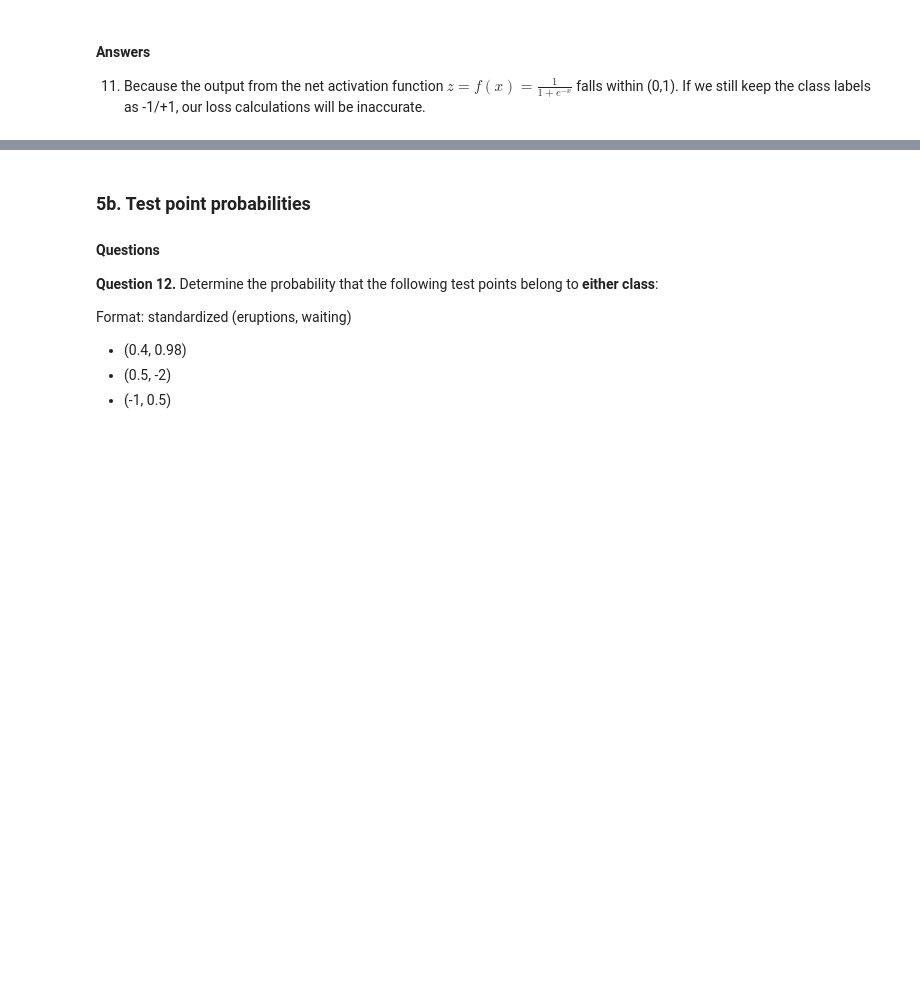
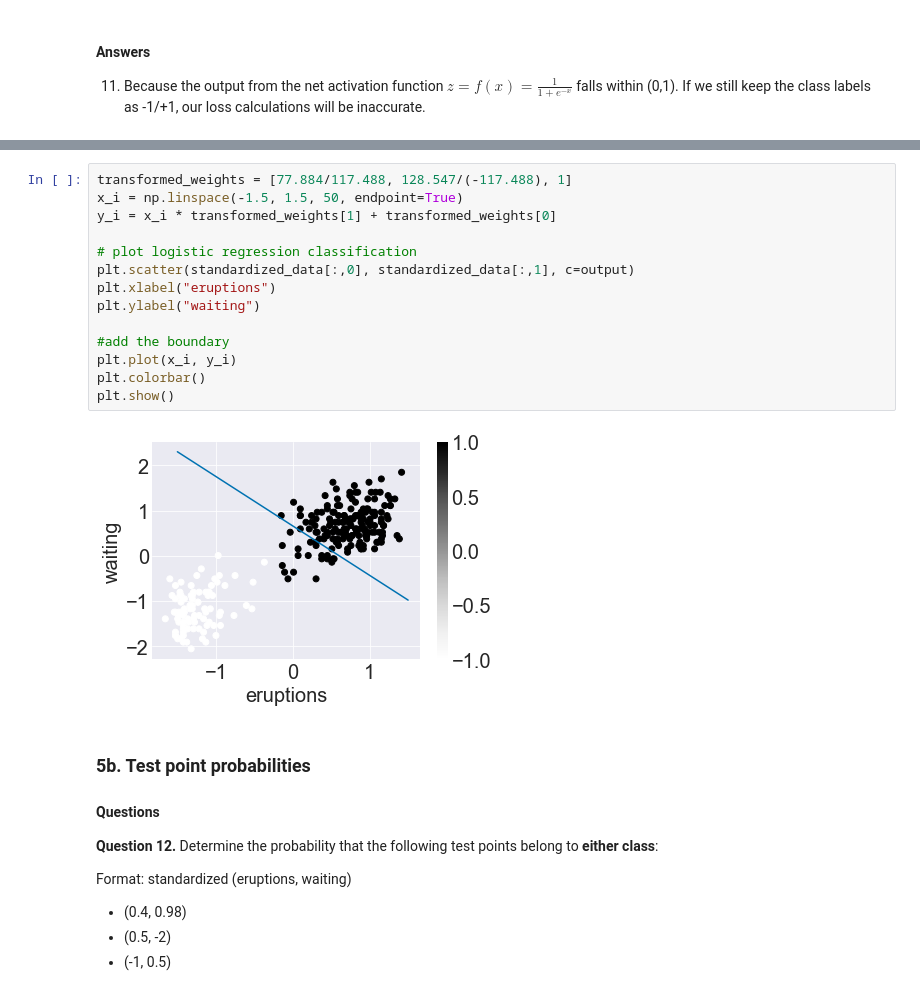
Before and after one commit to luhangsnn/neuralnetworks, a Jupyter notebook: proj1/classification_and_regression.ipynb, the cells around one changed output, grey strips where cells are left out. Drawn from its saved outputs; the diff is of its cells as text; blank space fills up the shorter version.

```diff
--- a/proj1/classification_and_regression.ipynb
+++ b/proj1/classification_and_regression.ipynb
@@ -173,3 +183,19 @@ plt.show()
+# %%
+transformed_weights = [77.884/117.488, 128.547/(-117.488), 1]
+x_i = np.linspace(-1.5, 1.5, 50, endpoint=True)
+y_i = x_i * transformed_weights[1] + transformed_weights[0]
+
+# plot logistic regression classification
+plt.scatter(standardized_data[:,0], standardized_data[:,1], c=output)
+plt.xlabel("eruptions")
+plt.ylabel("waiting")
+
+#add the boundary
+plt.plot(x_i, y_i)
+plt.colorbar()
+plt.show()
+# %% [output]
+[figure, added]
 # %% [markdown]
 ### 5b. Test point probabilities
 
```
Also changed, not shown: parts of 6 cells of this notebook, 1 other file.
